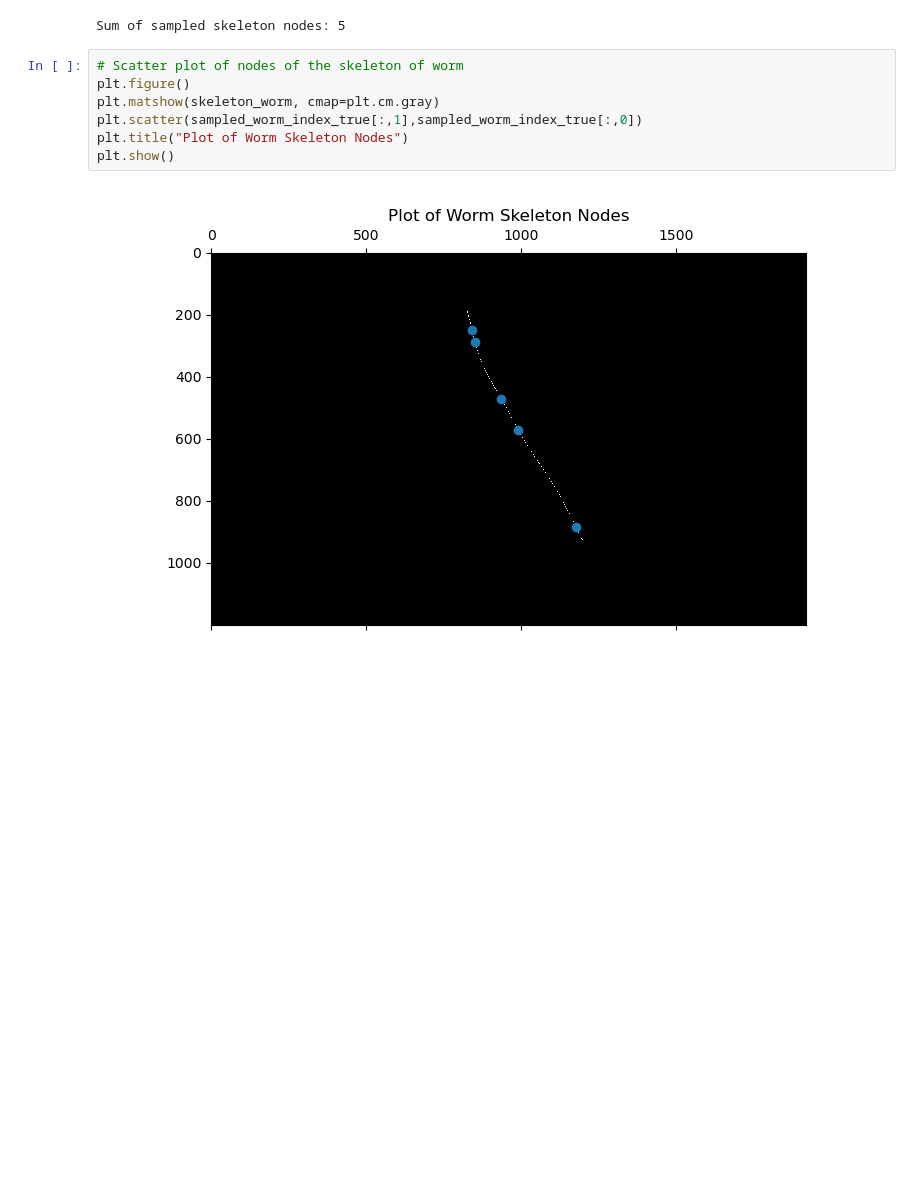
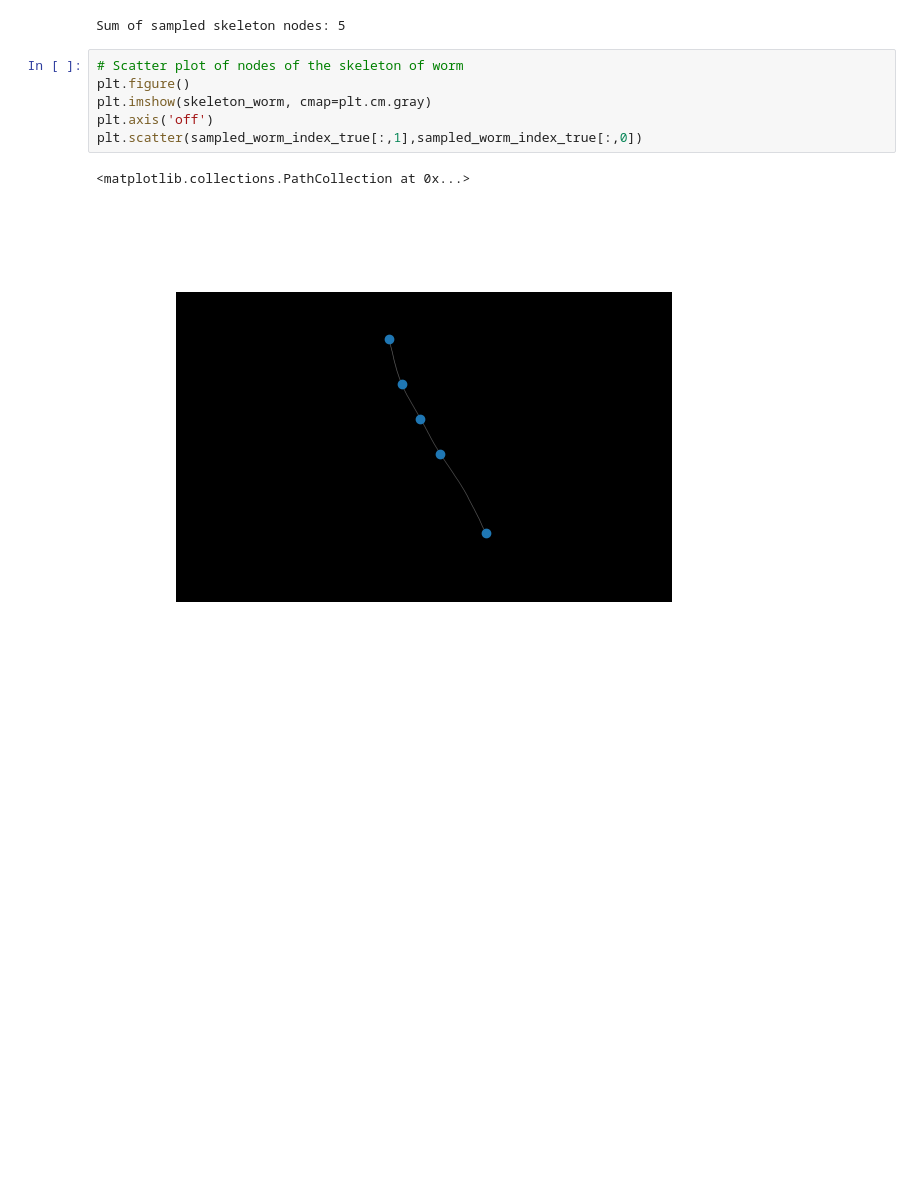
Before and after one commit to jyoti-bhogal/neuroinformatics_osw, a Jupyter notebook: python_code_skeletonisation_and_node_selection/python_code_pose_estimation_skeleton.ipynb, the cells around one changed output. Saved outputs shown, nothing was run; the diff lists cells and outputs as text; blank space fills up the shorter version.

Commit message:
remove axis and figure title

```diff
--- a/python_code_skeletonisation_and_node_selection/python_code_pose_estimation_skeleton.ipynb
+++ b/python_code_skeletonisation_and_node_selection/python_code_pose_estimation_skeleton.ipynb
@@ -164,10 +162,9 @@ Sum of sampled skeleton nodes: 5
 # %%
 # Scatter plot of nodes of the skeleton of worm
 plt.figure()
-plt.matshow(skeleton_worm, cmap=plt.cm.gray)
+plt.imshow(skeleton_worm, cmap=plt.cm.gray)
+plt.axis('off')
 plt.scatter(sampled_worm_index_true[:,1],sampled_worm_index_true[:,0])
-plt.title("Plot of Worm Skeleton Nodes")
-plt.show()
 # %% [output]
+<matplotlib.collections.PathCollection at 0x...>
-[figure, old version]
+[figure, new version]
-[figure, removed]
```
Also changed, not shown: parts of 2 cells of this notebook.
